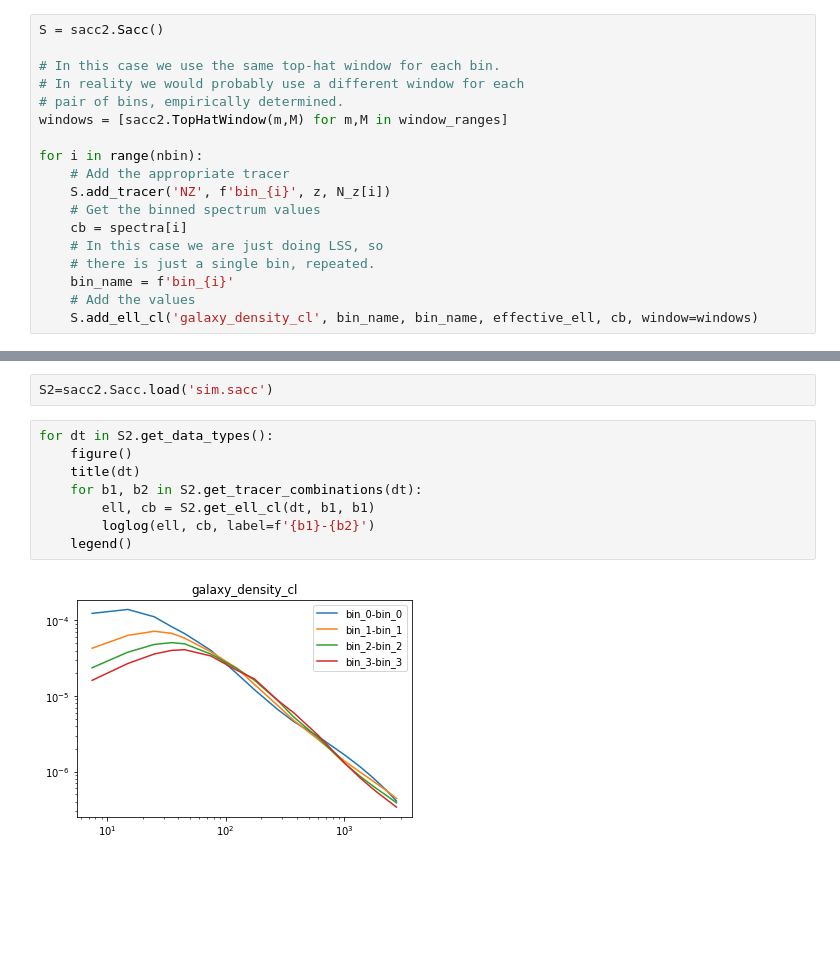
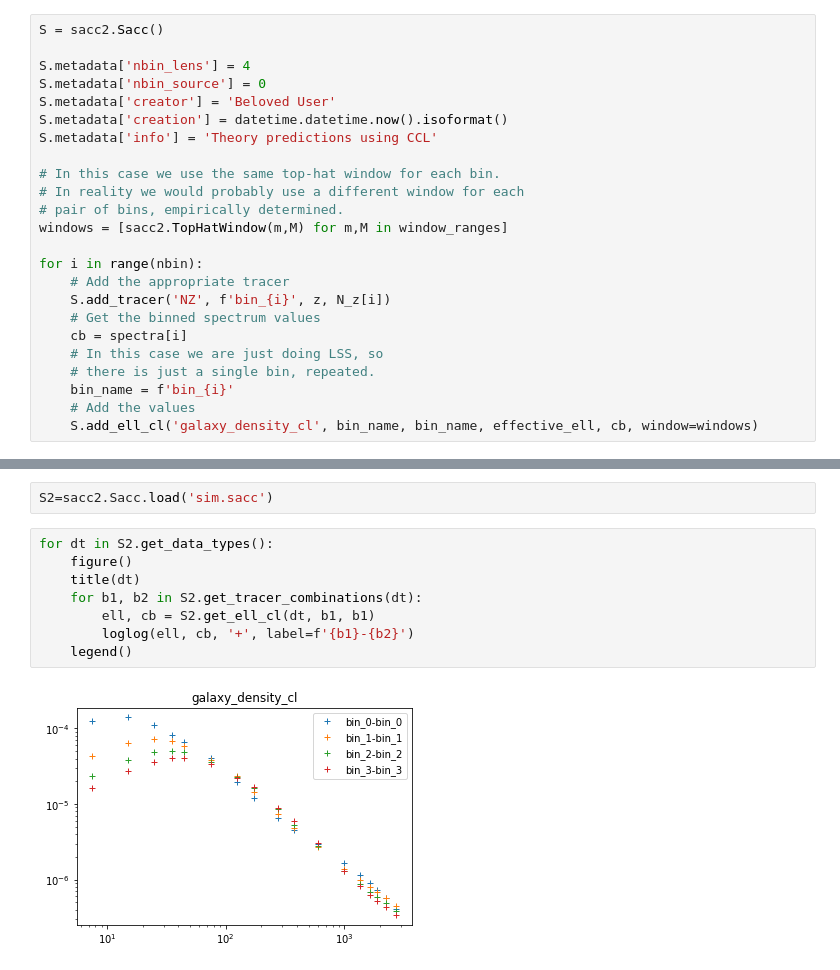
Before and after one commit to LSSTDESC/sacc, a Jupyter notebook: examples/notebooks/create-sacc2.ipynb, the cells around one changed output, grey strips where cells are left out. Drawn from its saved outputs; the diff is of its cells as text; blank space fills up the shorter version.

Commit message:
Add minimal metadata handling

```diff
--- a/examples/notebooks/create-sacc2.ipynb
+++ b/examples/notebooks/create-sacc2.ipynb
@@ -57,6 +58,12 @@ for i in range(nbin):
 [figure]
 # %%
 S = sacc2.Sacc()
+
+S.metadata['nbin_lens'] = 4
+S.metadata['nbin_source'] = 0
+S.metadata['creator'] = 'Beloved User'
+S.metadata['creation'] = datetime.datetime.now().isoformat()
+S.metadata['info'] = 'Theory predictions using CCL'
 
 # In this case we use the same top-hat window for each bin.
 # In reality we would probably use a different window for each
@@ -80,13 +87,13 @@ S2=sacc2.Sacc.load('sim.sacc')
 # %%
 for dt in S2.get_data_types():
     figure()
     title(dt)
     for b1, b2 in S2.get_tracer_combinations(dt):
         ell, cb = S2.get_ell_cl(dt, b1, b1)
-        loglog(ell, cb, label=f'{b1}-{b2}')
+        loglog(ell, cb, '+', label=f'{b1}-{b2}')
     legend()
 # %% [output]
-[figure, old version]
+[figure, new version]
 # %%
 !cat sim.sacc
 # %% [output]
```
Also changed, not shown: parts of 2 cells of this notebook, 2 other files.
